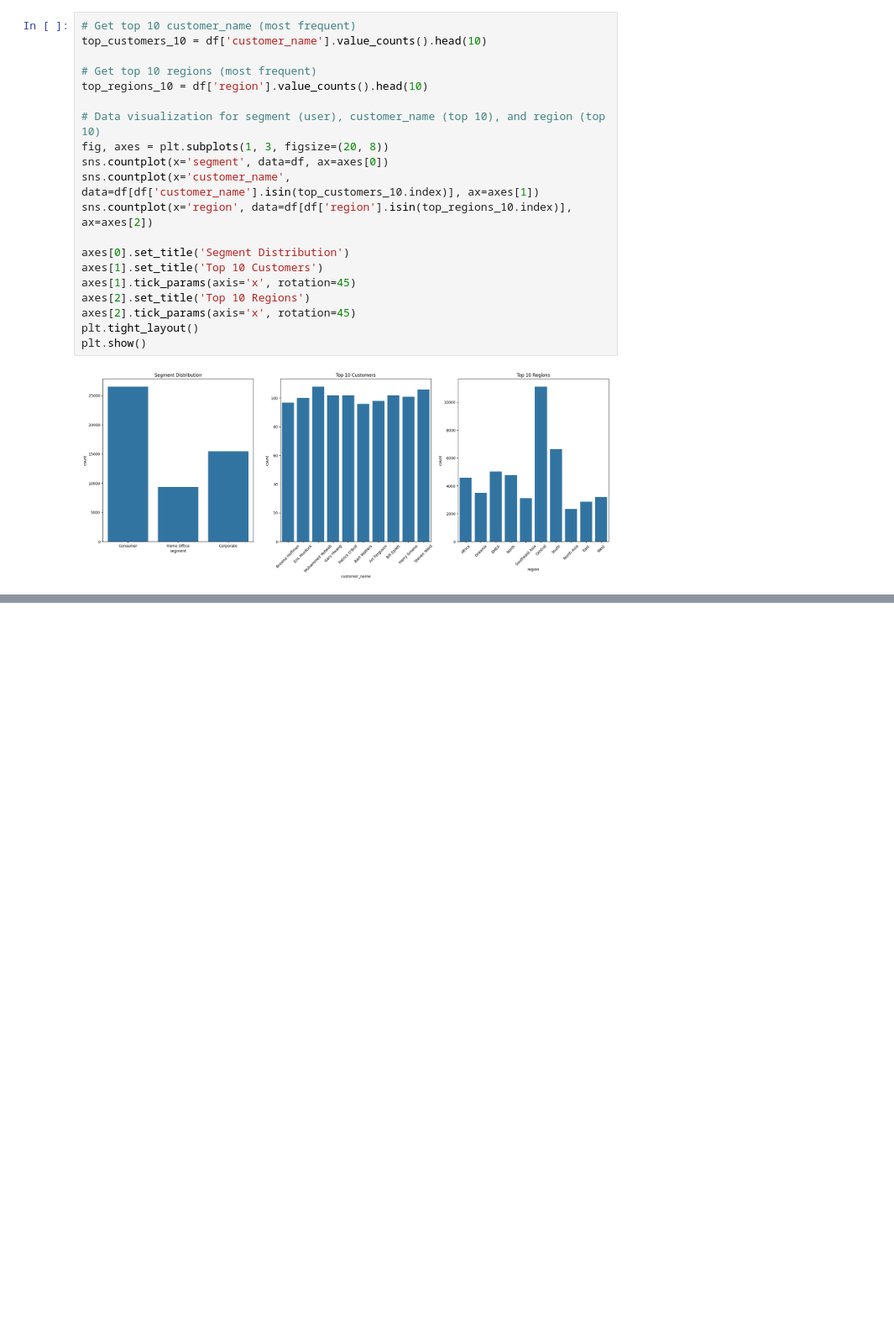
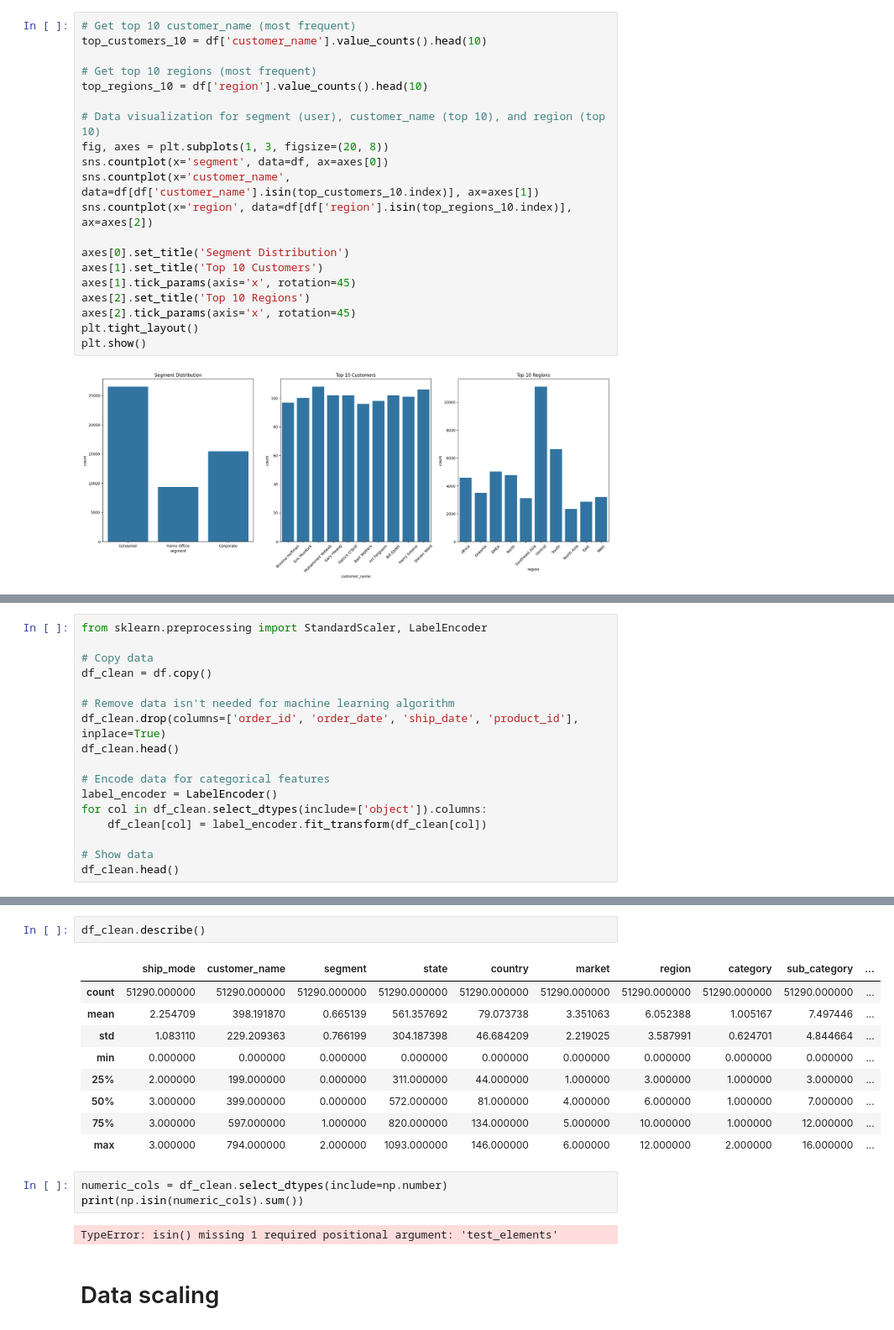
Before and after one commit to Mipjeiger/Supermarket-Sales, a Jupyter notebook: ML_Engineer/EDA/01_EDA.ipynb, the cells around one changed output, grey strips where cells are left out. Shown at 84% size. Drawn from its saved outputs; the diff is of its cells as text; blank space fills up the shorter version.

```diff
--- a/ML_Engineer/EDA/01_EDA.ipynb
+++ b/ML_Engineer/EDA/01_EDA.ipynb
@@ -233,0 +268,17 @@ plt.show()
+# %%
+from sklearn.preprocessing import StandardScaler, LabelEncoder
+
+# Copy data
+df_clean = df.copy()
+
+# Remove data isn't needed for machine learning algorithm
+df_clean.drop(columns=['order_id', 'order_date', 'ship_date', 'product_id'], inplace=True)
+df_clean.head()
+
+# Encode data for categorical features
+label_encoder = LabelEncoder()
+for col in df_clean.select_dtypes(include=['object']).columns:
+    df_clean[col] = label_encoder.fit_transform(df_clean[col])
+
+# Show data
+df_clean.head()
@@ -233,0 +310,19 @@ plt.show()
+# %%
+df_clean.describe()
+# %% [output]
+|  | ship_mode | customer_name | segment | state | country | market | region | category | sub_category | ... |
+| count | 51290.000000 | 51290.000000 | 51290.000000 | 51290.000000 | 51290.000000 | 51290.000000 | 51290.000000 | 51290.000000 | 51290.000000 | ... |
+| mean | 2.254709 | 398.191870 | 0.665139 | 561.357692 | 79.073738 | 3.351063 | 6.052388 | 1.005167 | 7.497446 | ... |
+| std | 1.083110 | 229.209363 | 0.766199 | 304.187398 | 46.684209 | 2.219025 | 3.587991 | 0.624701 | 4.844664 | ... |
+| min | 0.000000 | 0.000000 | 0.000000 | 0.000000 | 0.000000 | 0.000000 | 0.000000 | 0.000000 | 0.000000 | ... |
+| 25% | 2.000000 | 199.000000 | 0.000000 | 311.000000 | 44.000000 | 1.000000 | 3.000000 | 1.000000 | 3.000000 | ... |
+| 50% | 3.000000 | 399.000000 | 0.000000 | 572.000000 | 81.000000 | 4.000000 | 6.000000 | 1.000000 | 7.000000 | ... |
+| 75% | 3.000000 | 597.000000 | 1.000000 | 820.000000 | 134.000000 | 5.000000 | 10.000000 | 1.000000 | 12.000000 | ... |
+| max | 3.000000 | 794.000000 | 2.000000 | 1093.000000 | 146.000000 | 6.000000 | 12.000000 | 2.000000 | 16.000000 | ... |
+# %%
+numeric_cols = df_clean.select_dtypes(include=np.number)
+print(np.isin(numeric_cols).sum())
+# %% [output]
+TypeError: isin() missing 1 required positional argument: 'test_elements'
+# %% [markdown]
+# Data scaling
```
Also changed, not shown: parts of 16 cells of this notebook.
